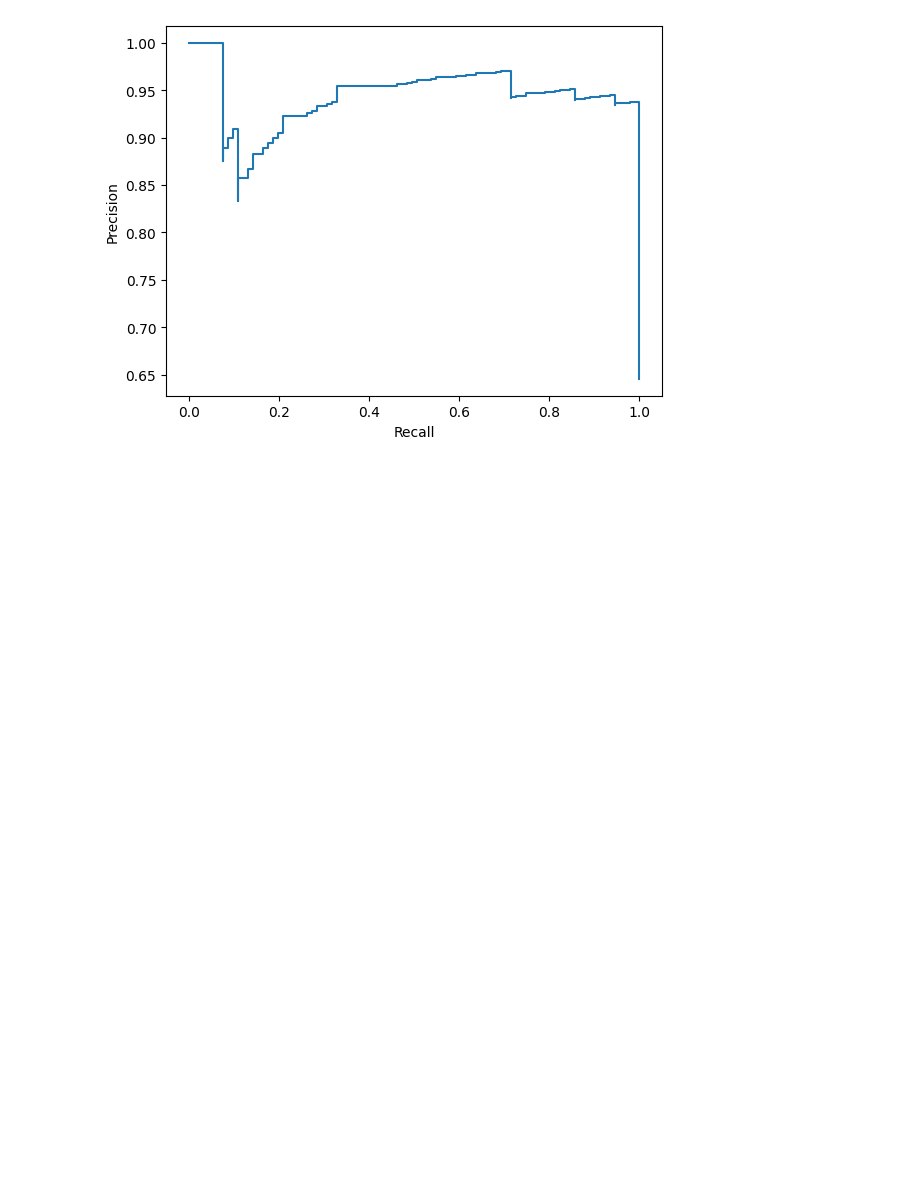
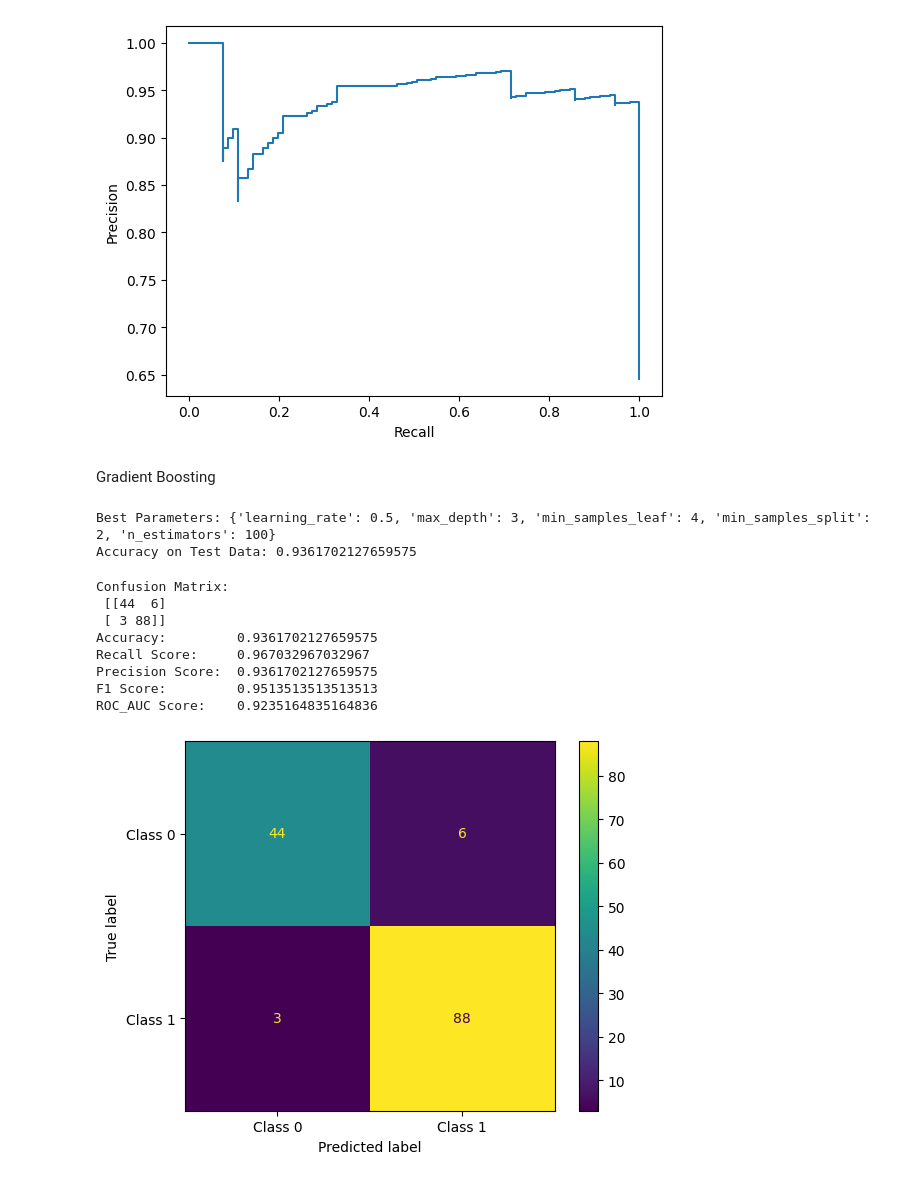
Before and after one commit to MahendraSai024/GLOF, a Jupyter notebook: RandomForestEnsembleMethods.ipynb, the cells around one changed output. Cells and saved outputs as stored; diff of their text form; code cells hidden in the pictures; blank space fills up the shorter version.

```diff
--- a/RandomForestEnsembleMethods.ipynb
+++ b/RandomForestEnsembleMethods.ipynb
@@ -827,3 +827,75 @@ precision, recall, _ = precision_recall_curve(y_test, y_proba_positive_class)
 display = PrecisionRecallDisplay(precision=precision, recall=recall).plot()
 # %% [output]
 [figure]
+# %% [markdown]
+Gradient Boosting
+# %%
+from sklearn.ensemble import GradientBoostingClassifier
+from sklearn.model_selection import GridSearchCV
+from sklearn.datasets import make_classification
+from sklearn.model_selection import train_test_split
+
+# parameter grid for GridSearchCV
+param_grid = {
+    'n_estimators': [50, 100, 200],  # Number of boosting stages
+    'learning_rate': [0.01, 0.1, 0.5],  # Learning rate
+    'max_depth': [3, 5, 7],  # Maximum depth of the individual trees
+    'min_samples_split': [2, 5, 10],  # Minimum number of samples required to split an internal node
+    'min_samples_leaf': [1, 2, 4]  # Minimum number of samples required to be at a leaf node
+}
+
+# Initialize the GradientBoostingClassifier
+gb_classifier = GradientBoostingClassifier(random_state=42)
+
+# Initialize GridSearchCV
+gb_classifier = GridSearchCV(estimator=gb_classifier, param_grid=param_grid, cv=5, scoring='accuracy', n_jobs=-1)
+
+# Fit the GridSearchCV to the training data
+gb_classifier.fit(X_train, y_train)
+
+print("Best Parameters:", gb_classifier.best_params_)
+
+# Get the best estimator
+gb_classifier = gb_classifier.best_estimator_
+
+
+# Evaluate the best model on the testing data
+accuracy = gb_classifier.score(X_test, y_test)
+print("Accuracy on Test Data:", accuracy)
+
+gb_prediction = gb_classifier.predict(X_test)
+# %% [output]
+Best Parameters: {'learning_rate': 0.5, 'max_depth': 3, 'min_samples_leaf': 4, 'min_samples_split': 2, 'n_estimators': 100}
+Accuracy on Test Data: 0.9361702127659575
+# %%
+#score
+from sklearn.metrics import precision_score, accuracy_score, roc_auc_score, confusion_matrix,f1_score, roc_curve, auc, recall_score
+
+# AFTER CV
+print("Confusion Matrix:\n", confusion_matrix(y_test, gb_prediction))
+print("Accuracy:        ", accuracy_score(y_test, gb_prediction))
+print("Recall Score:    ", recall_score(y_test, gb_prediction, zero_division=1))
+print("Precision Score: ",precision_score(y_test, gb_prediction, zero_division=1))
+print("F1 Score:        ", f1_score(y_test, gb_prediction,zero_division=1))
+print("ROC_AUC Score:   ",roc_auc_score(y_test,gb_prediction,multi_class='ovr'))
+
+
+
+cm = confusion_matrix(y_test, gb_prediction)
+# Create an instance of the ConfusionMatrixDisplay class
+cmd = ConfusionMatrixDisplay(cm, display_labels=['Class 0', 'Class 1'])
+# Call the plot() method of the ConfusionMatrixDisplay object to display the confusion matrix
+cmd.plot()
+
+# plot_confusion_matrix(clf, X_test, y_test)
+plt.show()
+# %% [output]
+Confusion Matrix:
+ [[44  6]
+ [ 3 88]]
+Accuracy:         0.9361702127659575
+Recall Score:     0.967032967032967
+Precision Score:  0.9361702127659575
+F1 Score:         0.9513513513513513
+ROC_AUC Score:    0.9235164835164836
+[figure, added]
```
Also changed, not shown: parts of 2 cells of this notebook, 5 other files.
